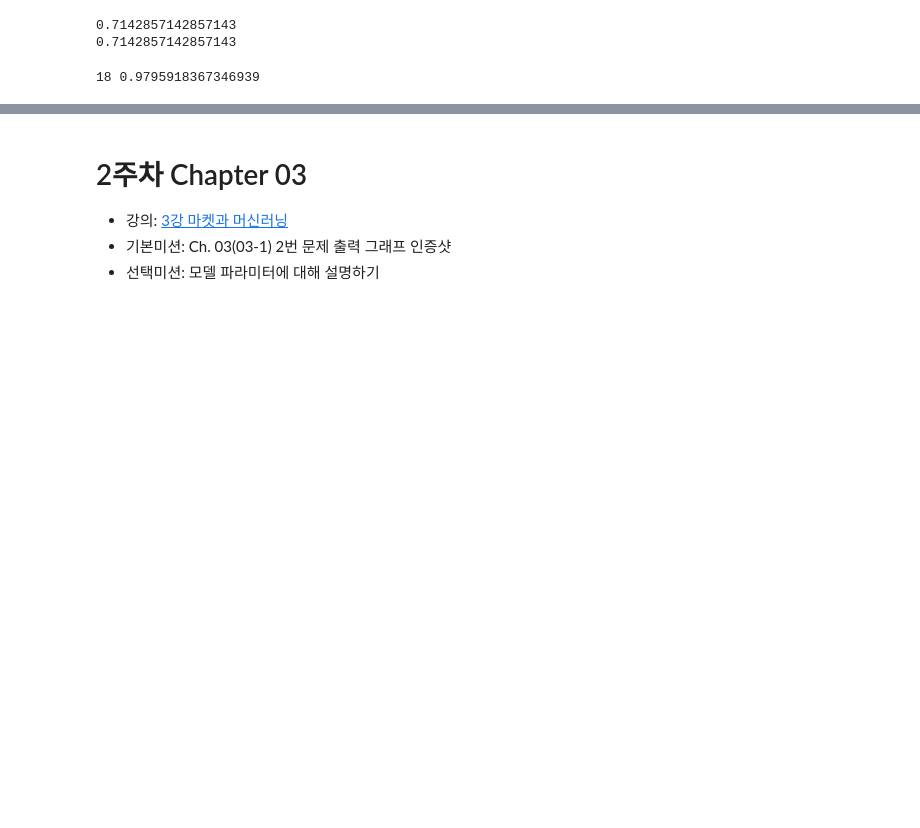
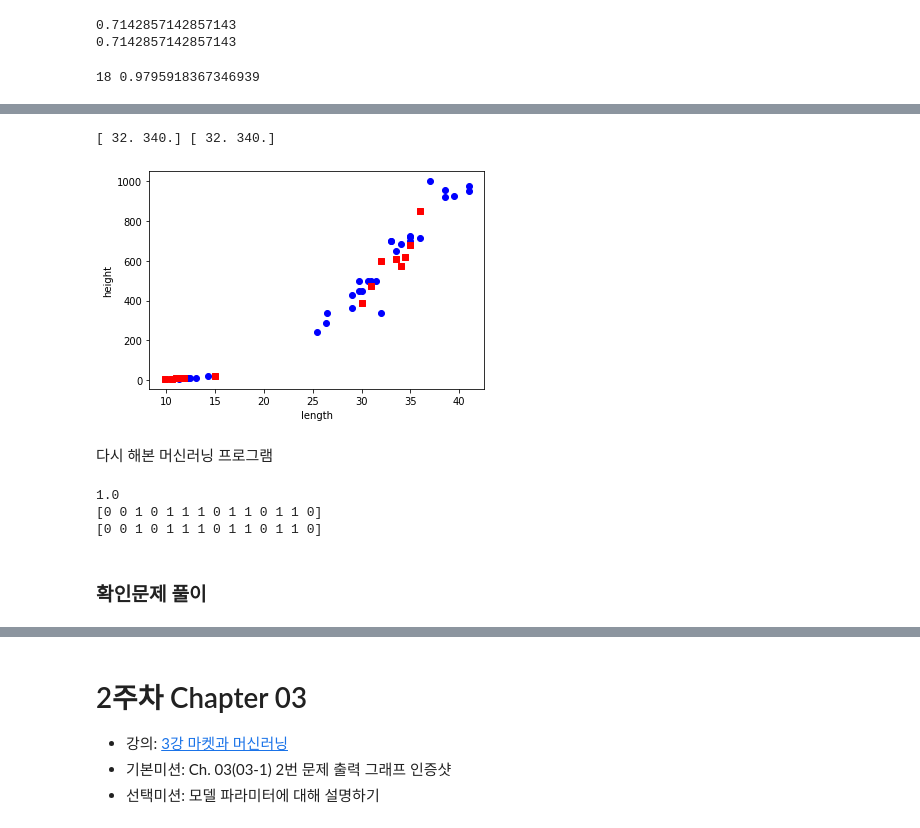
Before and after one commit to progh2/singlestudymldl, a Jupyter notebook: 2022혼공머신.ipynb, the cells around one changed output, grey strips where cells are left out. Cells and saved outputs as stored; diff of their text form; code cells hidden in the pictures; blank space fills up the shorter version.

```diff
--- a/2022혼공머신.ipynb
+++ b/2022혼공머신.ipynb
@@ -138,0 +219,19 @@ for n in range(5, 50):
+# %%
+import numpy as np
+input_arr = np.array(fish_data)
+target_arr = np.array(fish_target)
+print(input_arr) #예쁘게 출력된다.
+print(input_arr.shape) # 샘플 수와 특성 수(행렬)인지 알려준다.(샘플 수, 특성 수)
+
+# 실제 데이터의 순서를 섞기보다 순서를 나타내는 index를 만들어서 이것을 섞어서
+# 순서대로 해당 위치값으로 꺼내면 실제 데이터를 섞은 효과가 난다.
+
+# 항상 같은 결과를 위하여 랜덤 시드 고정
+np.random.seed(42)
+index = np.arange(49)   # 함수에 N을 전달하면 0부터 N-1까지 1씩 증가하는 배열 생성
+np.random.shuffle(index) # 넘겨진 배열 값을 변경해버린다.
+print(index)
+
+# 배열 인덱싱. 여러개의 인덱스 값을 넘기면 해당 인덱스가 나타내는 값들을 배열로 뽑아서 와준다.
+# 예를 들어... 도서번호 13, 15, 21번책 가져다 주세요! 하면 3권의 책들이 있는 가방을 돌려주는 셈
+print(input_arr[ [1,3] ])
@@ -138,0 +256,34 @@ for n in range(5, 50):
+# %%
+#당연히 슬라이싱을 이용한 조합도 가능하다.
+train_input = input_arr[ index[:35] ]
+test_input = input_arr[ index[35:] ]
+print(input_arr[13], train_input[0])  # 첫 난수는 13. 따라서 같은 결과 출력.
+
+train_target = target_arr[ index[:35]]
+test_target = target_arr[ index[35:]]
+
+import matplotlib.pyplot as plt
+plt.scatter(train_input[:,0], train_input[:,1], marker='o', color='blue')
+plt.scatter(test_input[:,0], test_input[:,1], marker='s', color='red')
+plt.xlabel('length')
+plt.ylabel('height')
+plt.show()
+# %% [output]
+[ 32. 340.] [ 32. 340.]
+[figure, added]
+# %% [markdown]
+다시 해본 머신러닝 프로그램
+# %%
+kn = kn.fit(train_input, train_target)
+print(kn.score(test_input, test_target))
+# 1.0 100% 확률!!
+
+#예측해보고 비교해보기
+print(kn.predict(test_input))
+print(test_target)
+# %% [output]
+1.0
+[0 0 1 0 1 1 1 0 1 1 0 1 1 0]
+[0 0 1 0 1 1 1 0 1 1 0 1 1 0]
+# %% [markdown]
+### 확인문제 풀이
```
Also changed, not shown: parts of 40 cells of this notebook.
